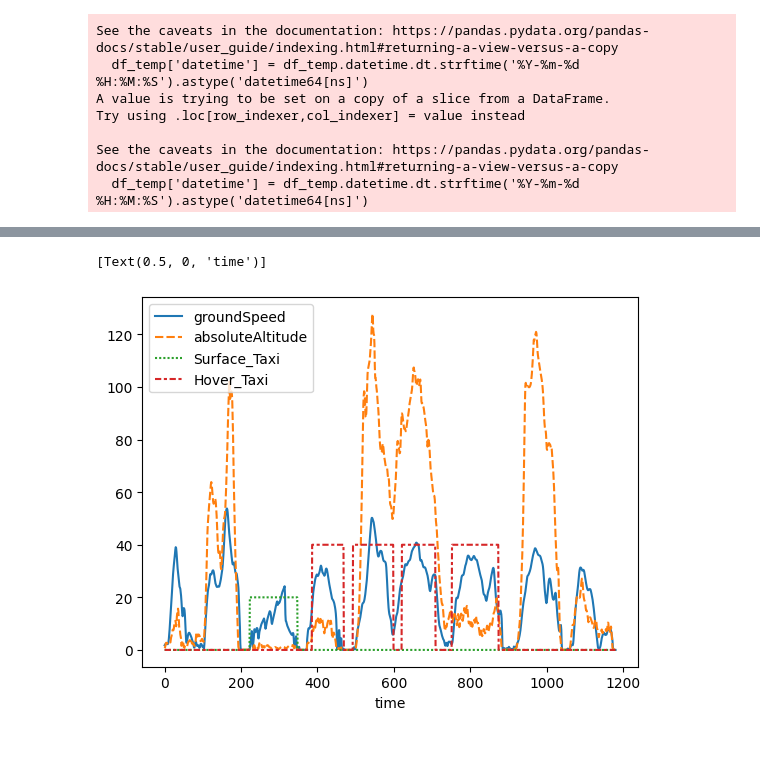
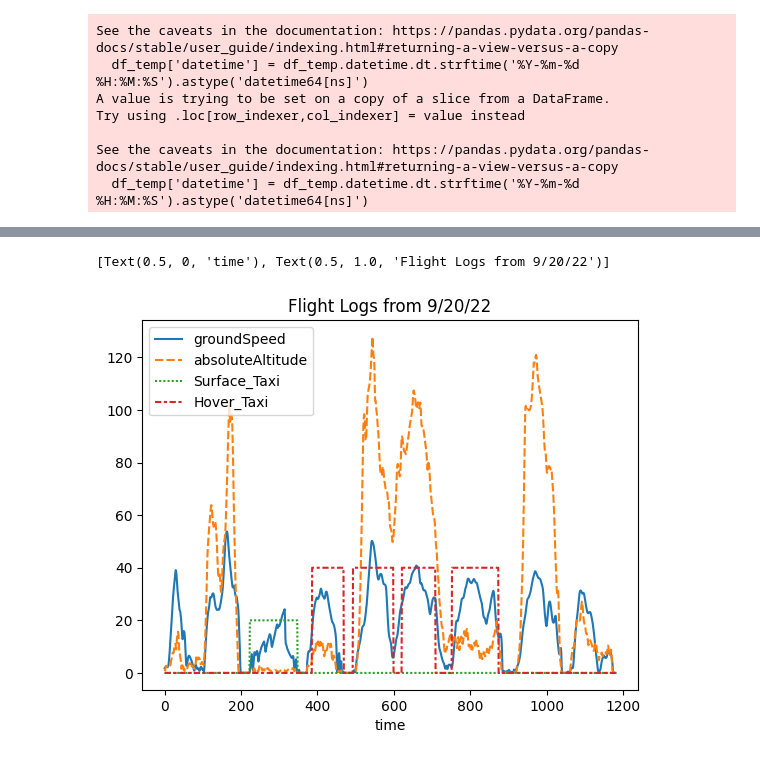
Before and after one commit to twolf190/Valkyrie, a Jupyter notebook: tyler/data_exploration.ipynb, the cells around one changed output, grey strips where cells are left out. Saved outputs shown, nothing was run; the diff lists cells and outputs as text; code cells hidden in the pictures.

```diff
--- a/tyler/data_exploration.ipynb
+++ b/tyler/data_exploration.ipynb
@@ -110,9 +101,9 @@ df.loc[(df['datetime'].between('2022-09-20 20:34:50' , '2022-09-20 20:36:51' , i
 # %%
 #Plot surface taxi vs altitude over time
 df_surface_alt = df[['datetime', 'groundSpeed', 'absoluteAltitude', 'Surface_Taxi', 'Hover_Taxi']]
 #sns.lineplot(x='datetime', y='absoluteAltitude',data = df)
 p = sns.lineplot(data = df_surface_alt)
-p.set(xlabel = 'time')
+p.set(xlabel = 'time', title ='Flight Logs from 9/20/22')
 # %% [output]
-[Text(0.5, 0, 'time')]
+[Text(0.5, 0, 'time'), Text(0.5, 1.0, 'Flight Logs from 9/20/22')]
-[figure, old version]
+[figure, new version]
```
Also changed, not shown: parts of 5 cells of this notebook.
